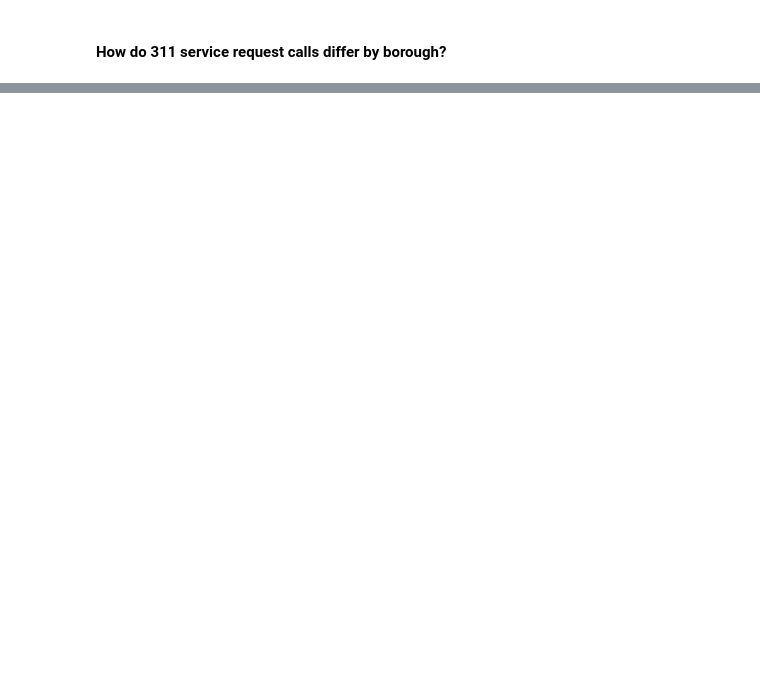
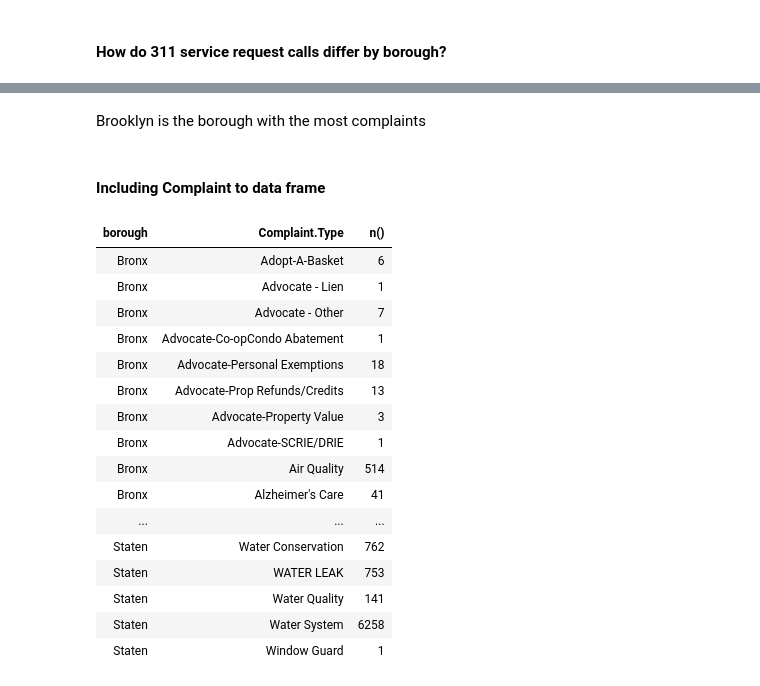
Before and after one commit to mariaebbrandao/Exploring-311-Dataset, a Jupyter notebook: Exploring 311 Dataset .ipynb, the cells around one changed output, grey strips where cells are left out. Drawn from its saved outputs; the diff is of its cells as text; code cells hidden in the pictures; blank space fills up the shorter version.

```diff
--- a/Exploring 311 Dataset .ipynb
+++ b/Exploring 311 Dataset .ipynb
@@ -212,0 +317,4 @@ x
+# %% [markdown]
+Brooklyn is the borough with the most complaints
+# %% [markdown]
+#### Including Complaint to data frame
@@ -212,0 +327,20 @@ x
+# %%
+collapsecomplaint
+# %% [output]
+| borough | Complaint.Type | n() |
+| Bronx | Adopt-A-Basket | 6 |
+| Bronx | Advocate - Lien | 1 |
+| Bronx | Advocate - Other | 7 |
+| Bronx | Advocate-Co-opCondo Abatement | 1 |
+| Bronx | Advocate-Personal Exemptions | 18 |
+| Bronx | Advocate-Prop Refunds/Credits | 13 |
+| Bronx | Advocate-Property Value | 3 |
+| Bronx | Advocate-SCRIE/DRIE | 1 |
+| Bronx | Air Quality | 514 |
+| Bronx | Alzheimer's Care | 41 |
+| ... | ... | ... |
+| Staten | Water Conservation | 762 |
+| Staten | WATER LEAK | 753 |
+| Staten | Water Quality | 141 |
+| Staten | Water System | 6258 |
+| Staten | Window Guard | 1 |
```
Also changed, not shown: parts of 49 cells of this notebook.
